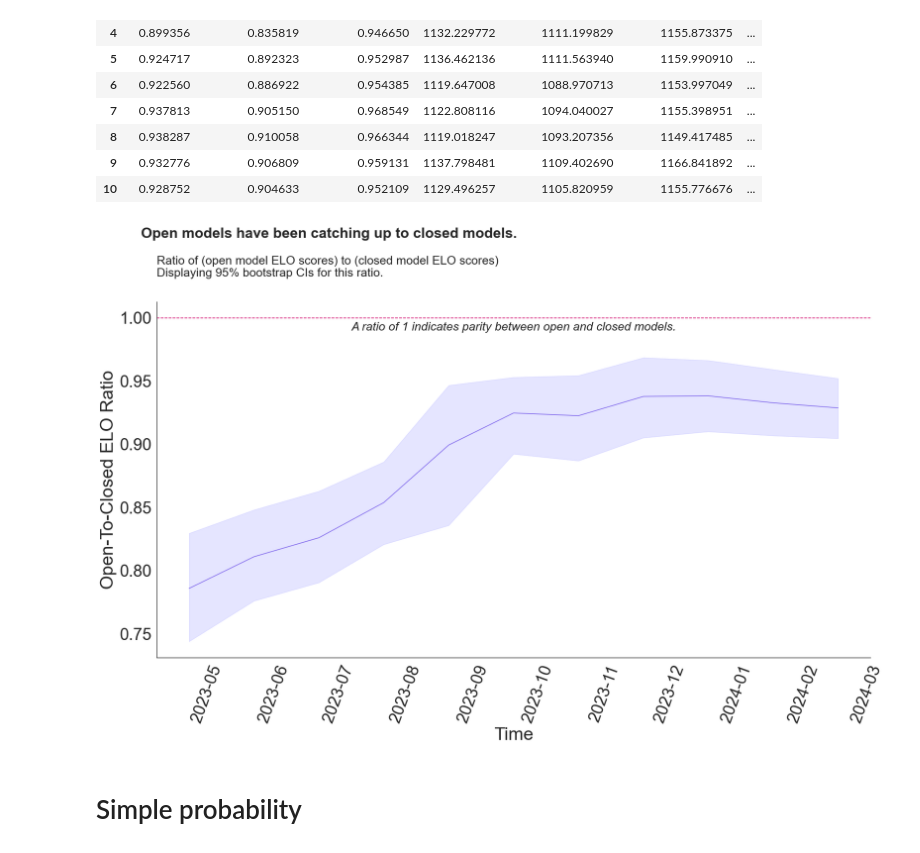
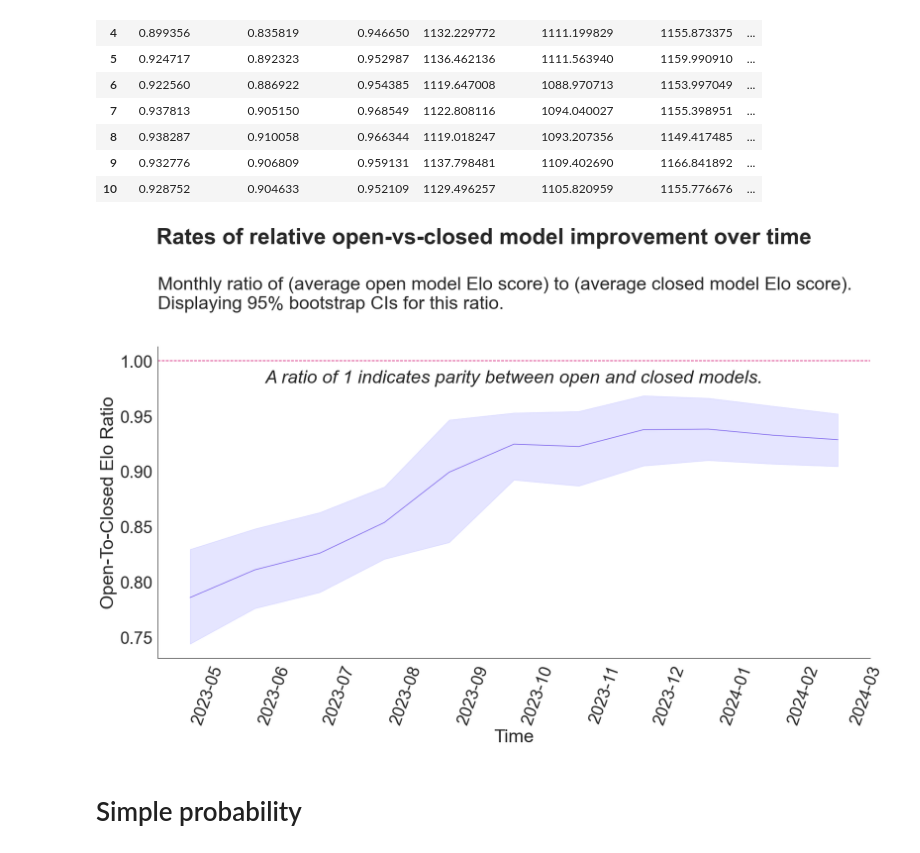
Before and after one commit to josh-ashkinaze/cbot, a Jupyter notebook: bootstrap_analysis.ipynb, the cells around one changed output. Drawn from its saved outputs; the diff is of its cells as text; code cells hidden in the pictures.

Commit message:
clean graph

```diff
--- a/bootstrap_analysis.ipynb
+++ b/bootstrap_analysis.ipynb
@@ -368,39 +369,39 @@ sns.lineplot(data=bootstrap_df, x='segment', y='mean_ratio')
 
 plt.fill_between(
     bootstrap_df['segment'],
     bootstrap_df['mean_ratio_lower'],
     bootstrap_df['mean_ratio_upper'],
     color='blue',
     alpha=0.1,
     label='Bootstrap 95% Confidence Interval'
 )
 
-make_aesthetic(font_scale=2)
-plt.suptitle("Open models have been catching up to closed models.", x=0.298, fontweight='bold')
-plt.title("Ratio of (open model ELO scores) to (closed model ELO scores)\nDisplaying 95% bootstrap CIs for this ratio.")
+make_aesthetic(font_scale=3)
+plt.suptitle("Rates of relative open-vs-closed model improvement over time", x=0.49, fontweight='bold')
+plt.title("Monthly ratio of (average open model Elo score) to (average closed model Elo score).\nDisplaying 95% bootstrap CIs for this ratio.")
 
 plt.xlabel("Segment")
-plt.ylabel("Open-To-Closed ELO Ratio")
+plt.ylabel("Open-To-Closed Elo Ratio")
 plt.axhline(y=1, color='#D41876', linestyle='dashed')
 # plt.legend(["Ratio", "95% Bootstrap CI"], bbox_to_anchor=(1.05, 1), loc='upper left')
 plt.xlabel("Time")
 plt.xticks(rotation=70)
 
 x_pos = bootstrap_df['segment'].iloc[len(bootstrap_df) // 2]
 
 # Add annotation with an arrow
 plt.annotate(
     text='A ratio of 1 indicates parity between open and closed models.',
     xy=(x_pos, 1),  # Pointing to the line at y=1
-    xytext=(x_pos, 0.99),  # Adjust text position as needed
+    xytext=(x_pos, 0.98),  # Adjust text position as needed
     fontstyle='italic',  # Make text italic
     arrowprops=dict(facecolor='black', arrowstyle='->', connectionstyle='angle,angleA=0,angleB=60'),
     horizontalalignment='center'
 )
 
 plt.show()
 # %% [output]
-[figure, old version]
+[figure, new version]
 # %% [markdown]
 # Simple probability
 # %%
```
Also changed, not shown: parts of 4 cells of this notebook.
